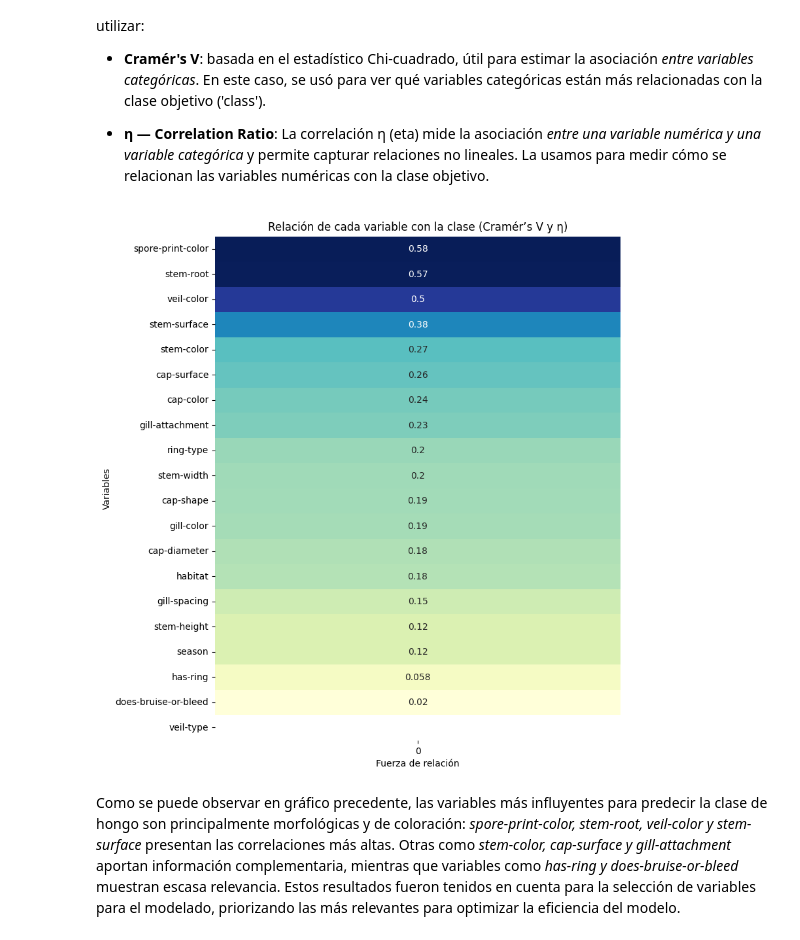
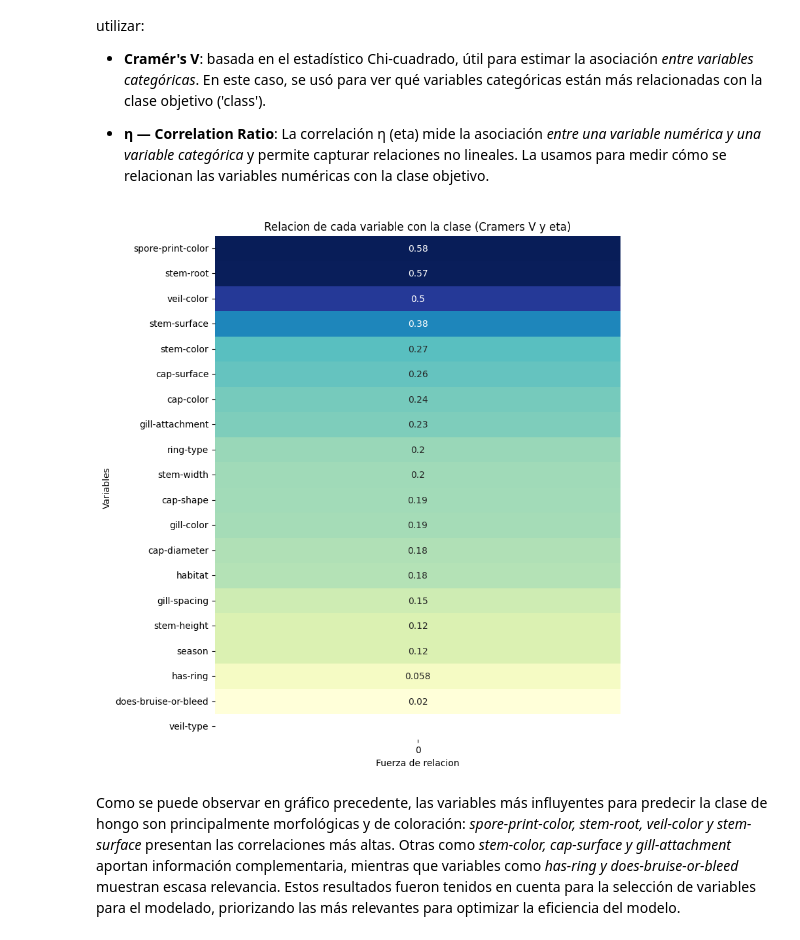
Before and after one commit to agusc4/ceia-ml, a Jupyter notebook: notebook_mushrooms.ipynb, the cells around one changed output. Cells and saved outputs as stored; diff of their text form; code cells hidden in the pictures.

```diff
--- a/notebook_mushrooms.ipynb
+++ b/notebook_mushrooms.ipynb
@@ -391,38 +391,38 @@ def cramers_v(confusion_matrix):
 
 def correlation_ratio(categories, values):
     categories = pd.Categorical(categories)
     cat_means = values.groupby(categories, observed=False).mean()
     n = values.groupby(categories, observed=False).count()
     overall_mean = values.mean()
     numerator = np.sum(n * (cat_means - overall_mean)**2)
     denominator = np.sum((values - overall_mean)**2)
     return np.sqrt(numerator / denominator) if denominator != 0 else 0
 
 num_cols = df.select_dtypes(include=['float64', 'int64']).columns
 cat_cols = df.select_dtypes(include=['object']).columns.drop('class')
 
-# Correlaciones categóricas con class (Cramér’s V)
+# Correlaciones categoricas con class (Cramers V)
 cramers_results = {}
 for col in cat_cols:
     confusion_mat = pd.crosstab(df[col], df['class'])
     cramers_results[col] = cramers_v(confusion_mat)
 cramers_series = pd.Series(cramers_results, name='CramersV')
 
-# Correlación numérica con class (η)
+# Correlacion numerica con class (eta)
 eta_results = {}
 for col in num_cols:
     eta_results[col] = correlation_ratio(df['class'], df[col])
 eta_series = pd.Series(eta_results, name='Eta')
 
 correlations_target = pd.concat([cramers_series, eta_series]).sort_values(ascending=False)
 plt.figure(figsize=(8, 10))
 sns.heatmap(correlations_target.to_frame(), annot=True, cmap="YlGnBu", cbar=False)
-plt.title("Relación de cada variable con la clase (Cramér’s V y η)")
+plt.title("Relacion de cada variable con la clase (Cramers V y eta)")
 plt.ylabel("Variables")
-plt.xlabel("Fuerza de relación")
+plt.xlabel("Fuerza de relacion")
 plt.show()
 # %% [output]
-[figure, old version]
+[figure, new version]
 # %% [markdown]
 Como se puede observar en gráfico precedente, las variables más influyentes para predecir la clase de hongo son principalmente morfológicas y de coloración: *spore-print-color, stem-root, veil-color y stem-surface* presentan las correlaciones más altas. Otras como *stem-color, cap-surface y gill-attachment* aportan información complementaria, mientras que variables como *has-ring y does-bruise-or-bleed* muestran escasa relevancia. Estos resultados fueron tenidos en cuenta para la selección de variables para el modelado, priorizando las más relevantes para optimizar la eficiencia del modelo.
 # %% [markdown]
```
Also changed, not shown: parts of 26 cells of this notebook.
